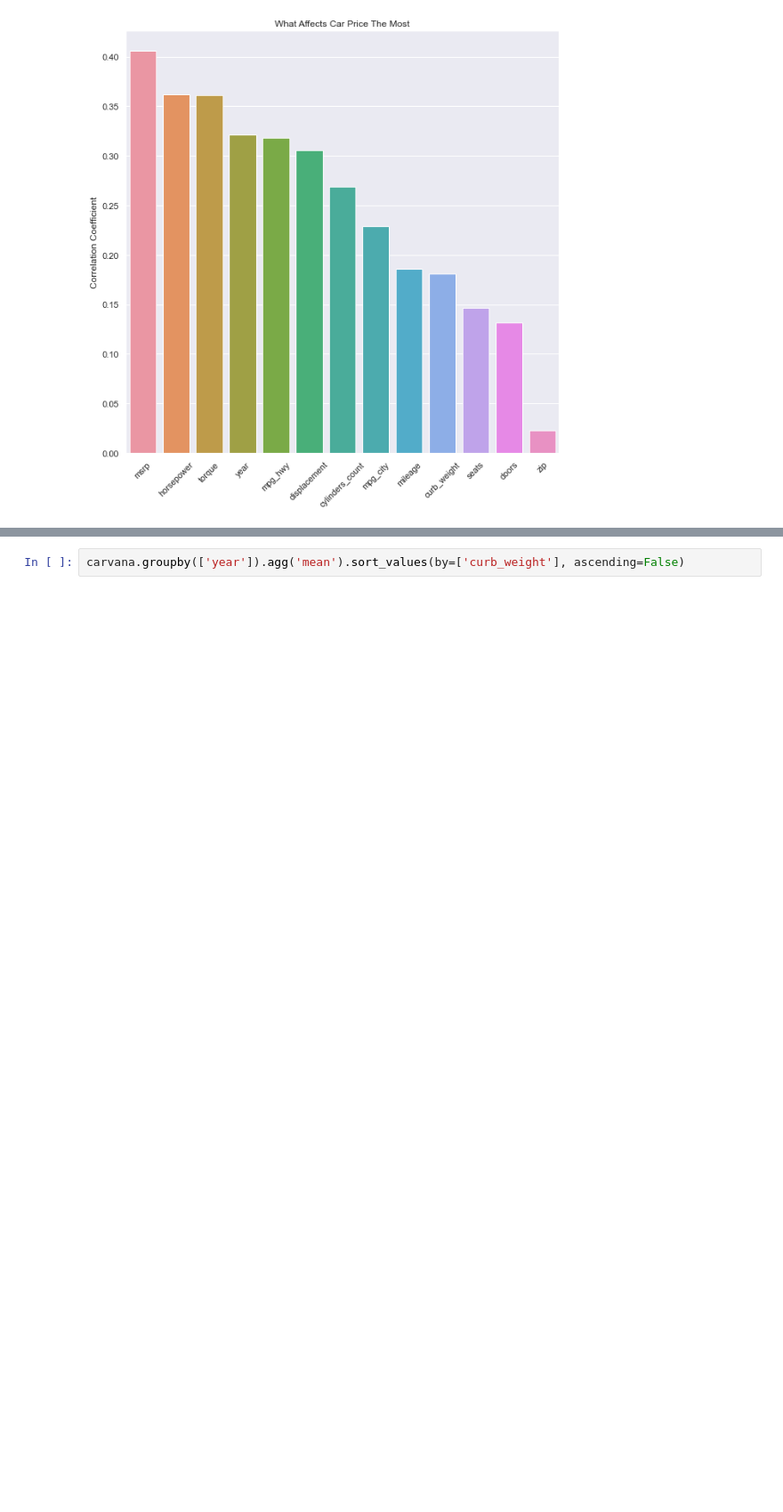
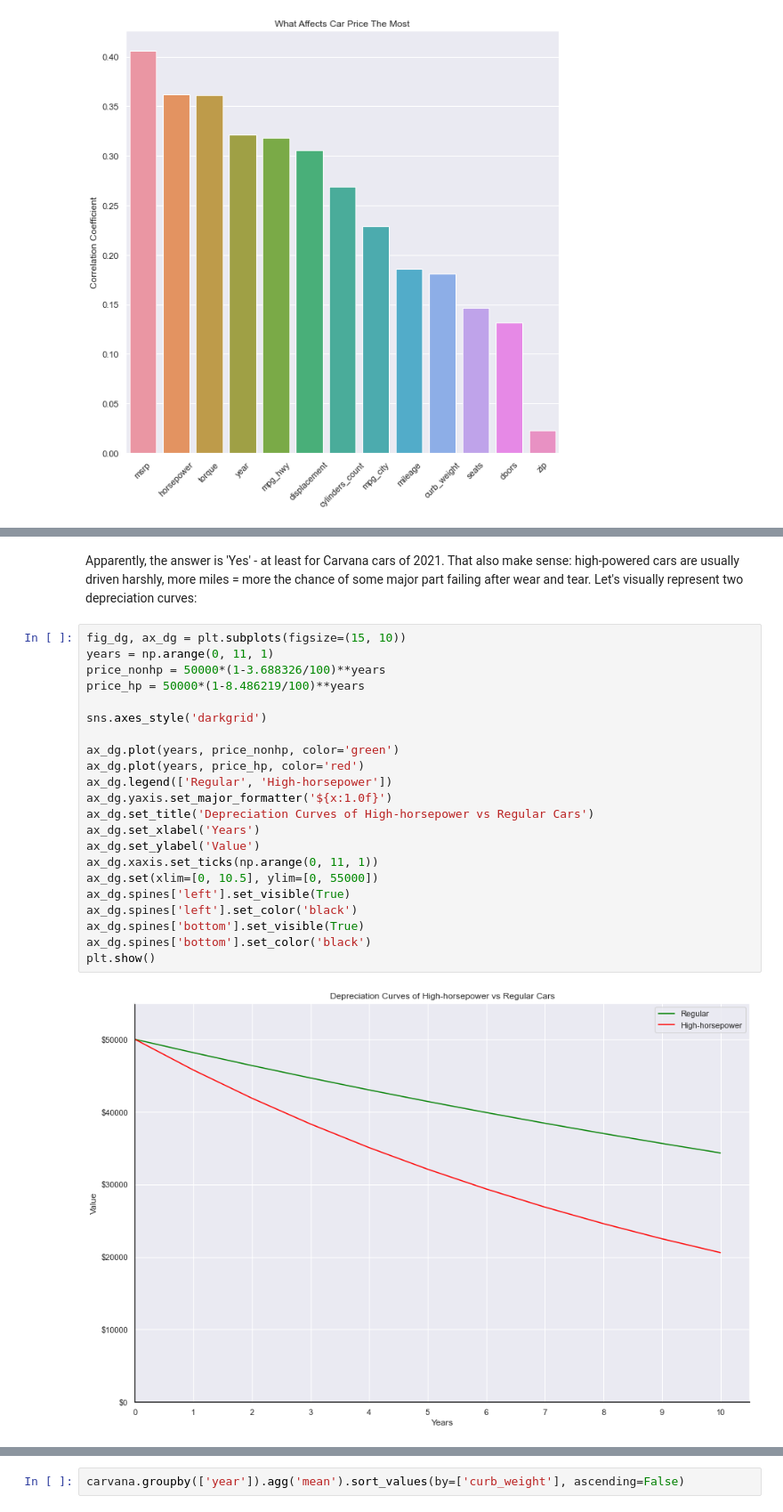
Before and after one commit to KilovoIt/Data-Science, a Jupyter notebook: Carvana Project/carvana_eda.ipynb, the cells around one changed output, grey strips where cells are left out. Shown at 89% size. Drawn from its saved outputs; the diff is of its cells as text; blank space fills up the shorter version.

```diff
--- a/Carvana Project/carvana_eda.ipynb
+++ b/Carvana Project/carvana_eda.ipynb
@@ -139,0 +283,26 @@ plt.show()
+# %% [markdown]
+Apparently, the answer is 'Yes' - at least for Carvana cars of 2021. That also make sense: high-powered cars are usually driven harshly, more miles = more the chance of some major part failing after wear and tear. Let's visually represent two depreciation curves:
+# %%
+fig_dg, ax_dg = plt.subplots(figsize=(15, 10))
+years = np.arange(0, 11, 1)
+price_nonhp = 50000*(1-3.688326/100)**years
+price_hp = 50000*(1-8.486219/100)**years
+
+sns.axes_style('darkgrid')
+
+ax_dg.plot(years, price_nonhp, color='green')
+ax_dg.plot(years, price_hp, color='red')
+ax_dg.legend(['Regular', 'High-horsepower'])
+ax_dg.yaxis.set_major_formatter('${x:1.0f}')
+ax_dg.set_title('Depreciation Curves of High-horsepower vs Regular Cars')
+ax_dg.set_xlabel('Years')
+ax_dg.set_ylabel('Value')
+ax_dg.xaxis.set_ticks(np.arange(0, 11, 1))
+ax_dg.set(xlim=[0, 10.5], ylim=[0, 55000])
+ax_dg.spines['left'].set_visible(True)
+ax_dg.spines['left'].set_color('black')
+ax_dg.spines['bottom'].set_visible(True)
+ax_dg.spines['bottom'].set_color('black')
+plt.show()
+# %% [output]
+[figure, added]
```
Also changed, not shown: parts of 30 cells of this notebook.
